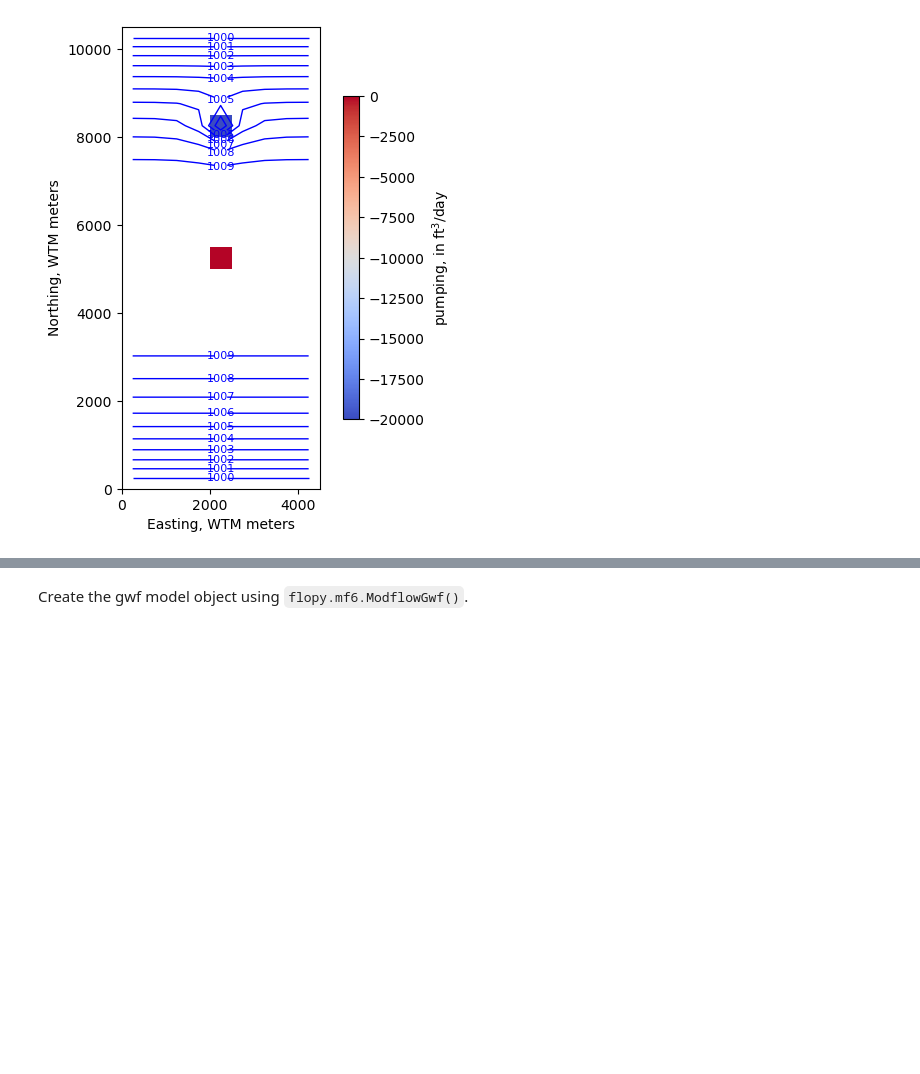
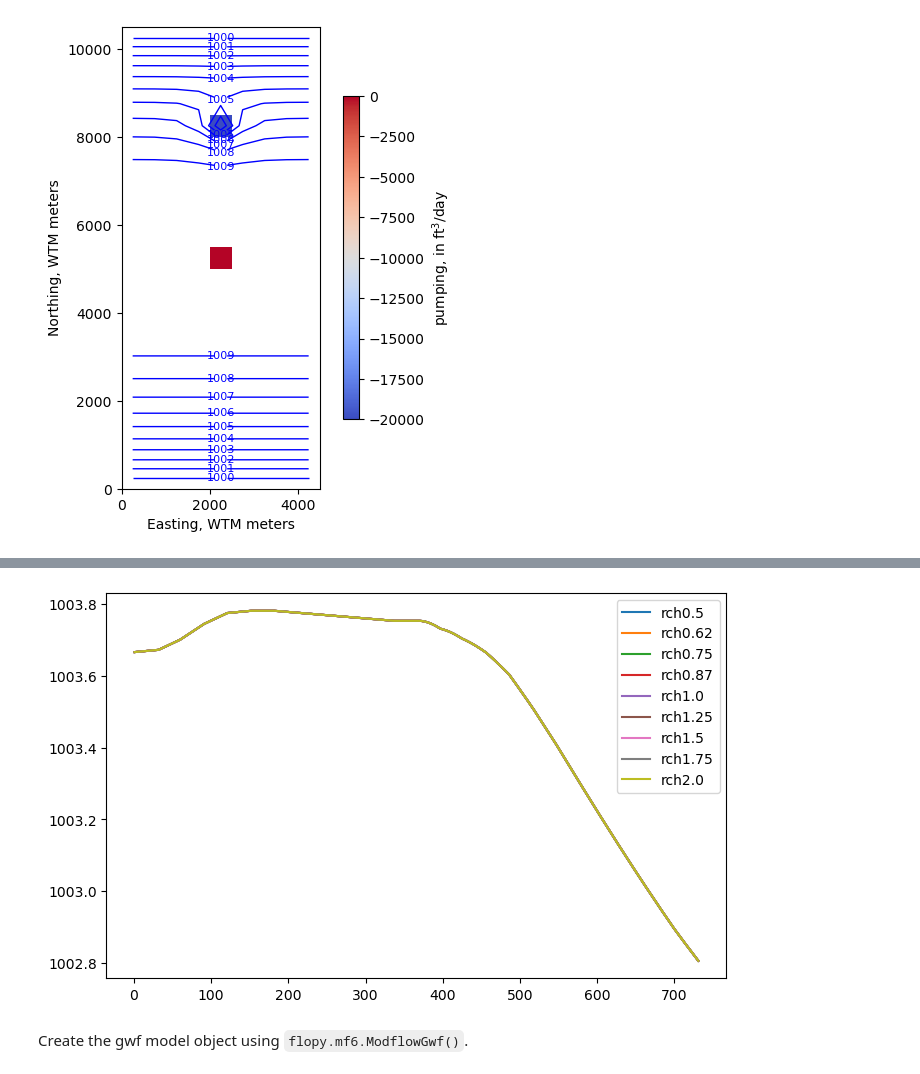
Before and after one commit to jknightusgs/python-for-hydrology_mu, a Jupyter notebook: notebooks/part1_flopy/02-Building-Post-Processing-MODFLOW6.ipynb, the cells around one changed output, grey strips where cells are left out. Saved outputs shown, nothing was run; the diff lists cells and outputs as text; code cells hidden in the pictures; blank space fills up the shorter version.

```diff
--- a/notebooks/part1_flopy/02-Building-Post-Processing-MODFLOW6.ipynb
+++ b/notebooks/part1_flopy/02-Building-Post-Processing-MODFLOW6.ipynb
@@ -174,0 +204,2 @@ time_units
+# %%
+m.npf.k = 50.
@@ -174,0 +208,8 @@ time_units
+# %%
+spd = {}
+for sp, arr in m.rch.recharge.get_data().items():
+    print(sp)
+    try:
+        spd[sp] = np.nanmean(arr)
+    except:
+        pass
@@ -175,3 +234,22 @@ time_units
+# %%
+hdsdict1 = {}
+for rfact in [.5, .62, .75, .87, 1., 1.25, 1.5, 1.75, 2.0]:
+    spdi = {}
+    for sp, arr in spd.items():
+        spdi[sp] = spd[sp] * rfact
+    m.rch.stress_period_data = spdi
+    m.rch.write()
+    sim.run_simulation(silent=True)
+    hds = m.output.head()
+    ts = hds.get_ts((0, 4, 3))
+    hdsdict1["rch{0}".format(rfact)] = ts[:, 1]
+# %%
+f, ax = plt.subplots(1,1,figsize=(8,5), dpi=100)
+for rchval, ts in hdsdict1.items():
+    ax.plot(hds.get_times(), ts, label=rchval)
+    ax.legend(loc=1)
+# %% [output]
+[figure, added]
 # %%
 # create simulation
 
```
Also changed, not shown: parts of 19 cells of this notebook, 6 other files.
